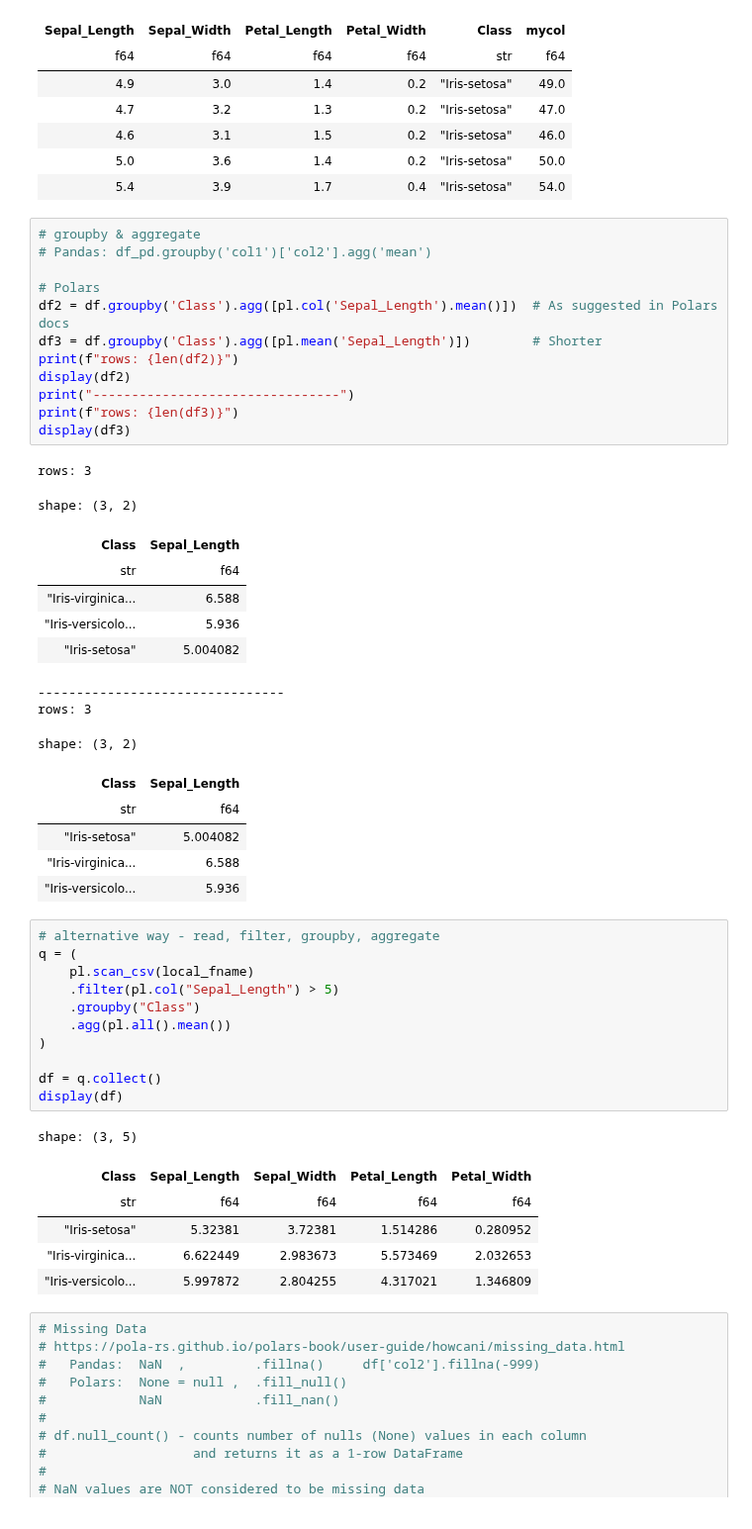
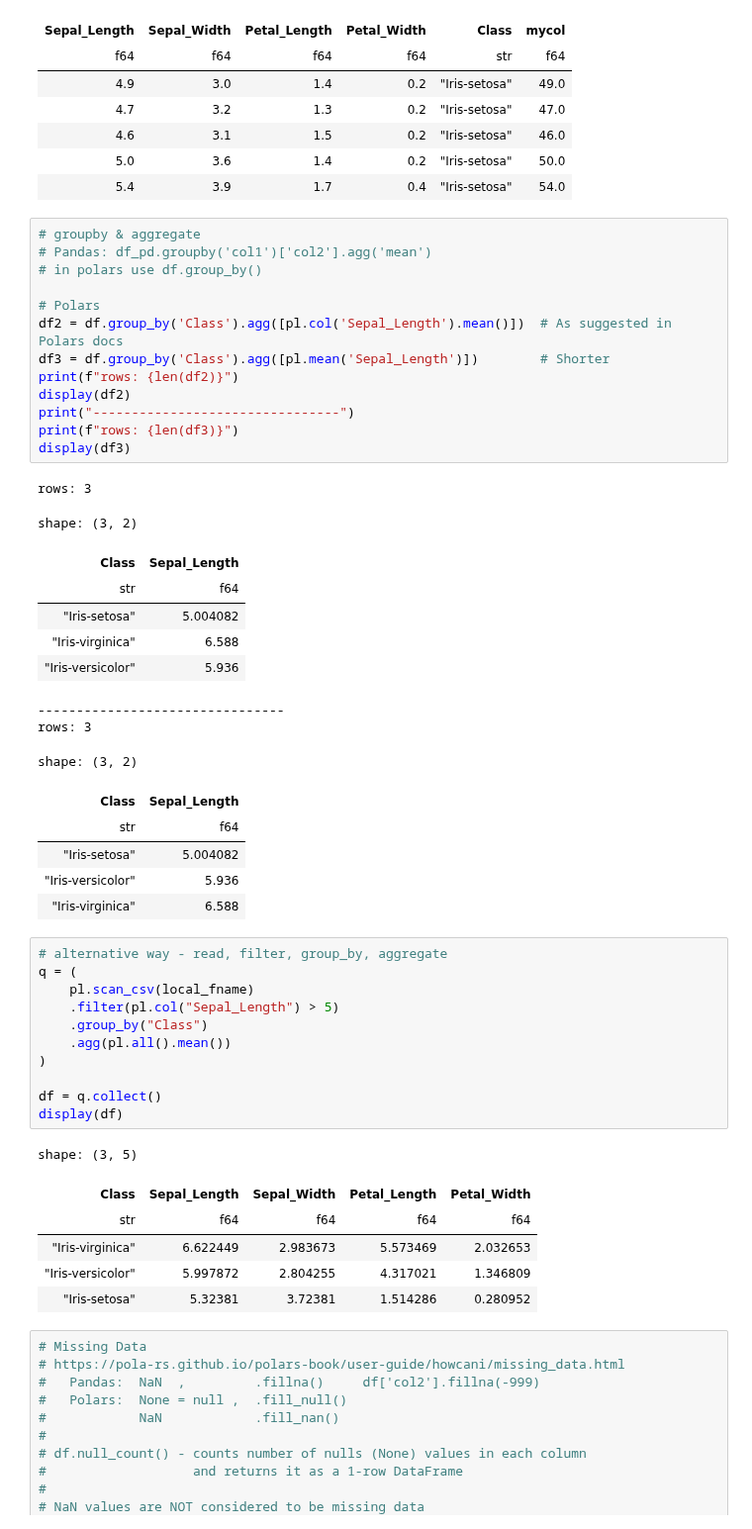
Before and after one commit to lselector/python_tutorials, a Jupyter notebook: p01_Polars.ipynb, the cells around one changed output. Shown at 99% size. Saved outputs shown, nothing was run; the diff lists cells and outputs as text.

```diff
--- a/p01_Polars.ipynb
+++ b/p01_Polars.ipynb
@@ -146,10 +152,11 @@ shape: (5, 6)
 # %%
 # groupby & aggregate
 # Pandas: df_pd.groupby('col1')['col2'].agg('mean')
+# in polars use df.group_by()
 
 # Polars
-df2 = df.groupby('Class').agg([pl.col('Sepal_Length').mean()])  # As suggested in Polars docs
-df3 = df.groupby('Class').agg([pl.mean('Sepal_Length')])        # Shorter
+df2 = df.group_by('Class').agg([pl.col('Sepal_Length').mean()])  # As suggested in Polars docs
+df3 = df.group_by('Class').agg([pl.mean('Sepal_Length')])        # Shorter
 print(f"rows: {len(df2)}")
 display(df2)
 print("--------------------------------")
@@ -160,35 +167,35 @@ rows: 3
 shape: (3, 2)
 | Class | Sepal_Length |
 | str | f64 |
-| "Iris-virginica... | 6.588 |
-| "Iris-versicolo... | 5.936 |
 | "Iris-setosa" | 5.004082 |
+| "Iris-virginica" | 6.588 |
+| "Iris-versicolor" | 5.936 |
 --------------------------------
 rows: 3
 shape: (3, 2)
 | Class | Sepal_Length |
 | str | f64 |
 | "Iris-setosa" | 5.004082 |
-| "Iris-virginica... | 6.588 |
-| "Iris-versicolo... | 5.936 |
+| "Iris-versicolor" | 5.936 |
+| "Iris-virginica" | 6.588 |
 # %%
-# alternative way - read, filter, groupby, aggregate
+# alternative way - read, filter, group_by, aggregate
 q = (
     pl.scan_csv(local_fname)
     .filter(pl.col("Sepal_Length") > 5)
-    .groupby("Class")
+    .group_by("Class")
     .agg(pl.all().mean())
 )
 
 df = q.collect()
 display(df)
 # %% [output]
 shape: (3, 5)
 | Class | Sepal_Length | Sepal_Width | Petal_Length | Petal_Width |
 | str | f64 | f64 | f64 | f64 |
+| "Iris-virginica" | 6.622449 | 2.983673 | 5.573469 | 2.032653 |
+| "Iris-versicolor" | 5.997872 | 2.804255 | 4.317021 | 1.346809 |
 | "Iris-setosa" | 5.32381 | 3.72381 | 1.514286 | 0.280952 |
-| "Iris-virginica... | 6.622449 | 2.983673 | 5.573469 | 2.032653 |
-| "Iris-versicolo... | 5.997872 | 2.804255 | 4.317021 | 1.346809 |
 # %%
 # Missing Data
 # https://pola-rs.github.io/polars-book/user-guide/howcani/missing_data.html
```
Also changed, not shown: parts of 46 cells of this notebook, 1 other file.
